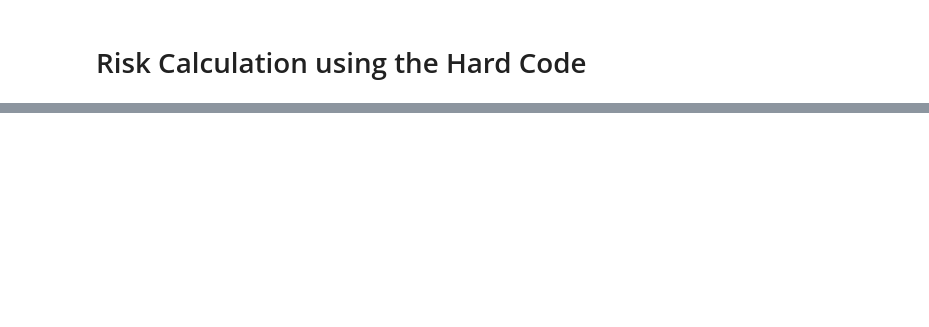
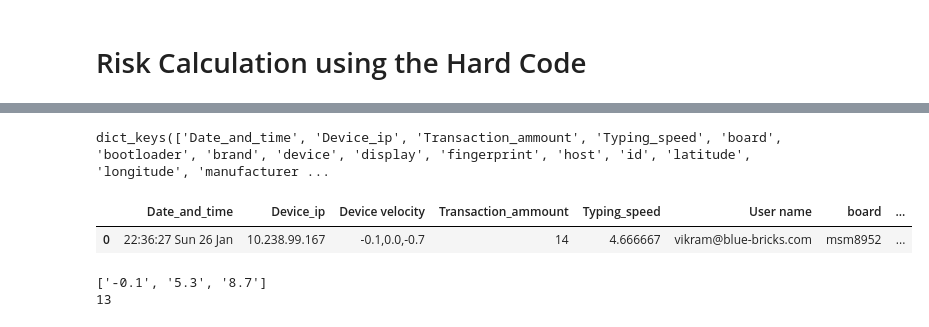
Before and after one commit to bhrt-sharma/Risk-Based-Authetication, a Jupyter notebook: RBA.ipynb, the cells around one changed output, grey strips where cells are left out. Drawn from its saved outputs; the diff is of its cells as text; code cells hidden in the pictures; blank space fills up the shorter version.

```diff
--- a/RBA.ipynb
+++ b/RBA.ipynb
@@ -1558,0 +1514,28 @@ nott
+# %%
+thisdict.keys()
+# %% [output]
+dict_keys(['Date_and_time', 'Device_ip', 'Transaction_ammount', 'Typing_speed', 'board', 'bootloader', 'brand', 'device', 'display', 'fingerprint', 'host', 'id', 'latitude', 'longitude', 'manufacturer ...
+# %%
+owl = [["22:36:27 Sun 26 Jan","10.238.99.167","-0.1,0.0,-0.7",14,4.66666666666667,"vikram@blue-bricks.com","msm8952","0xB106","motorola","athene_f","NPJS25.93-14-10","motorola/athene_f/athene_f:7.0/NPJS25.93-14-10/10:user/release-keys","ilclbld26","NPJS25.93-14-10","-32.0602409","115.8659862","motorola","Moto G (4)","","-0.1,5.3,8.7"
+]]
+# %%
+owl = pd.DataFrame(owl)
+# %%
+owl.columns = ['Date_and_time', 'Device_ip','Device velocity', 'Transaction_ammount', 'Typing_speed', 'User name','board', 'bootloader', 'brand', 'device', 'display', 'fingerprint', 'host', 'id', 'latitude', 'longitude', 'manufacturer', 'model', 'Device_velocity', 'inclication']
+# %%
+owl
+# %% [output]
+|  | Date_and_time | Device_ip | Device velocity | Transaction_ammount | Typing_speed | User name | board | ... |
+| 0 | 22:36:27 Sun 26 Jan | 10.238.99.167 | -0.1,0.0,-0.7 | 14 | 4.666667 | vikram@blue-bricks.com | msm8952 | ... |
+# %%
+for i in owl['inclication']:
+    a  = re.split(',',i)
+    su = 0.0
+    print(a)
+    for z  in a :
+        su = su + float(z)
+    su  = math.floor(su)
+    print(su)
+# %% [output]
+['-0.1', '5.3', '8.7']
+13
```
Also changed, not shown: parts of 72 cells of this notebook, 6 other files.
